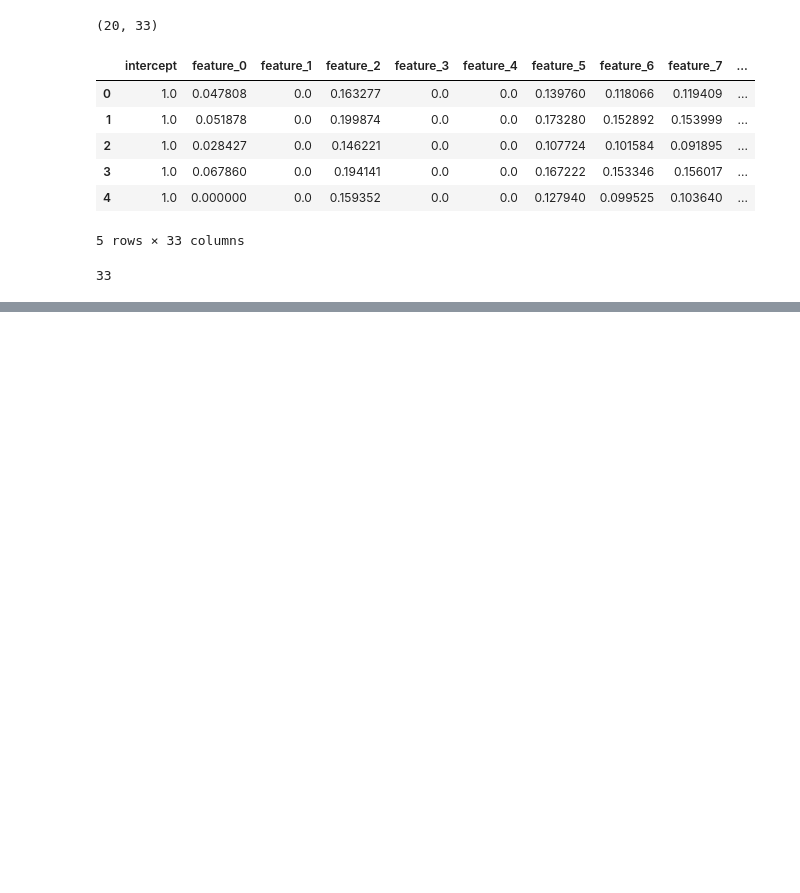
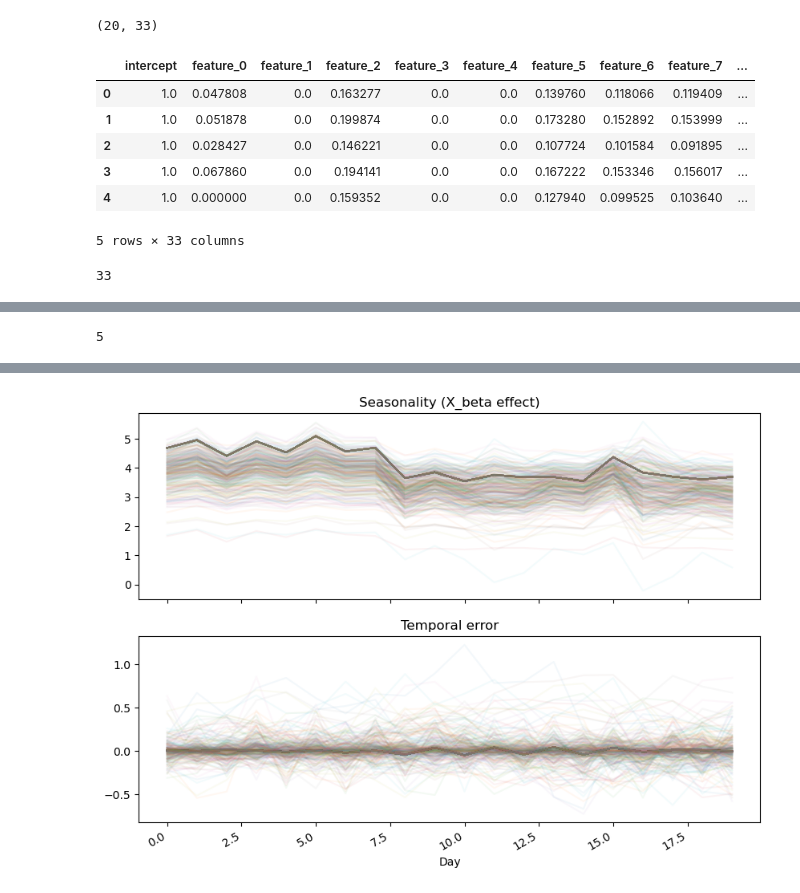
Before and after one commit to Gayara-Fernando/Bayes_for_TN, a Jupyter notebook: 5_BTS_implementation.ipynb, the cells around one changed output, grey strips where cells are left out. Drawn from its saved outputs; the diff is of its cells as text; code cells hidden in the pictures; blank space fills up the shorter version.

Commit message:
Add the vanila Bayes time series implementation code

```diff
--- a/5_BTS_implementation.ipynb
+++ b/5_BTS_implementation.ipynb
@@ -363,0 +336,10 @@ AttributeError: 'function' object has no attribute 'sample'
+# %%
+train_counts = train_counts.astype("float32")
+test_counts = test_counts.astype("float32")
+# %%
+%%time
+# The mcmc with nuts sample happens below
+mcmc_samples_bts, sampler_stats_bts = run_mcmc(
+    1000, gam_with_latent_ar, n_chains=4, num_adaptation_steps=1000,
+    seed=tf.constant([36245, 734565], dtype=tf.int32),
+    observed=train_counts.T)
@@ -363,0 +366,27 @@ AttributeError: 'function' object has no attribute 'sample'
+# %%
+len(mcmc_samples_bts)
+# %% [output]
+5
+# %%
+nchains = 4
+# %%
+%%time
+# plot components
+fig, ax = plt.subplots(2, 1, figsize=(10, 7.5), sharex=True)
+
+beta = mcmc_samples_bts[0]
+seasonality_posterior = tf.einsum('ij,...j->...i', X_pred, beta)
+temporal_error = mcmc_samples_bts[-1]
+# temporal_error_ = mcmc_samples[7]
+# temporal_error = tf.concat([tf.zeros_like(temporal_error_[..., :1]),
+#                             temporal_error_], axis=-1)
+
+for i in range(nchains):
+    ax[0].plot(np.arange(20), seasonality_posterior[-100:, i, :].numpy().T, alpha=.05);
+    ax[1].plot(np.arange(20), temporal_error[-100:, i, :].numpy().T, alpha=.05);
+
+ax[0].set_title('Seasonality (X_beta effect)')
+ax[1].set_title('Temporal error')
+ax[1].set_xlabel("Day")
+fig.autofmt_xdate()
+# %% [output]
@@ -363,0 +395 @@ AttributeError: 'function' object has no attribute 'sample'
+[figure, added]
```
Also changed, not shown: parts of 15 cells of this notebook.
